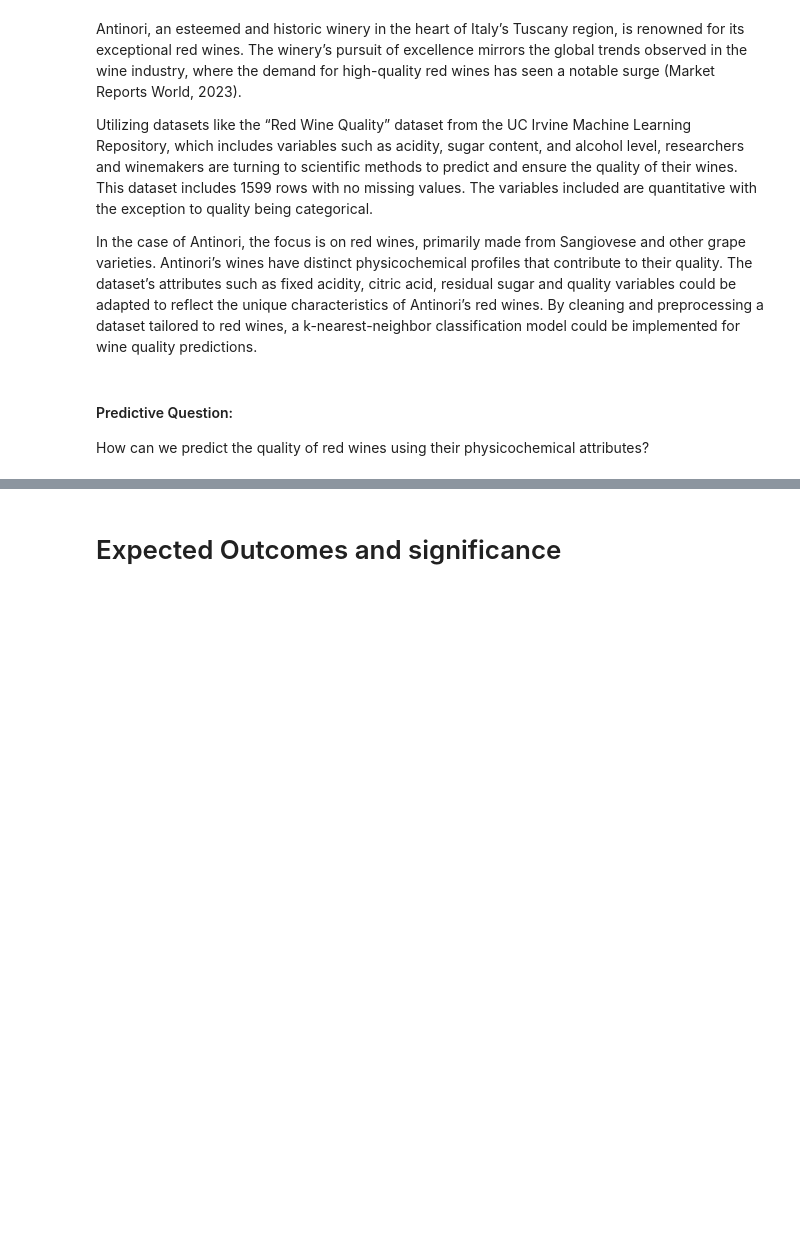
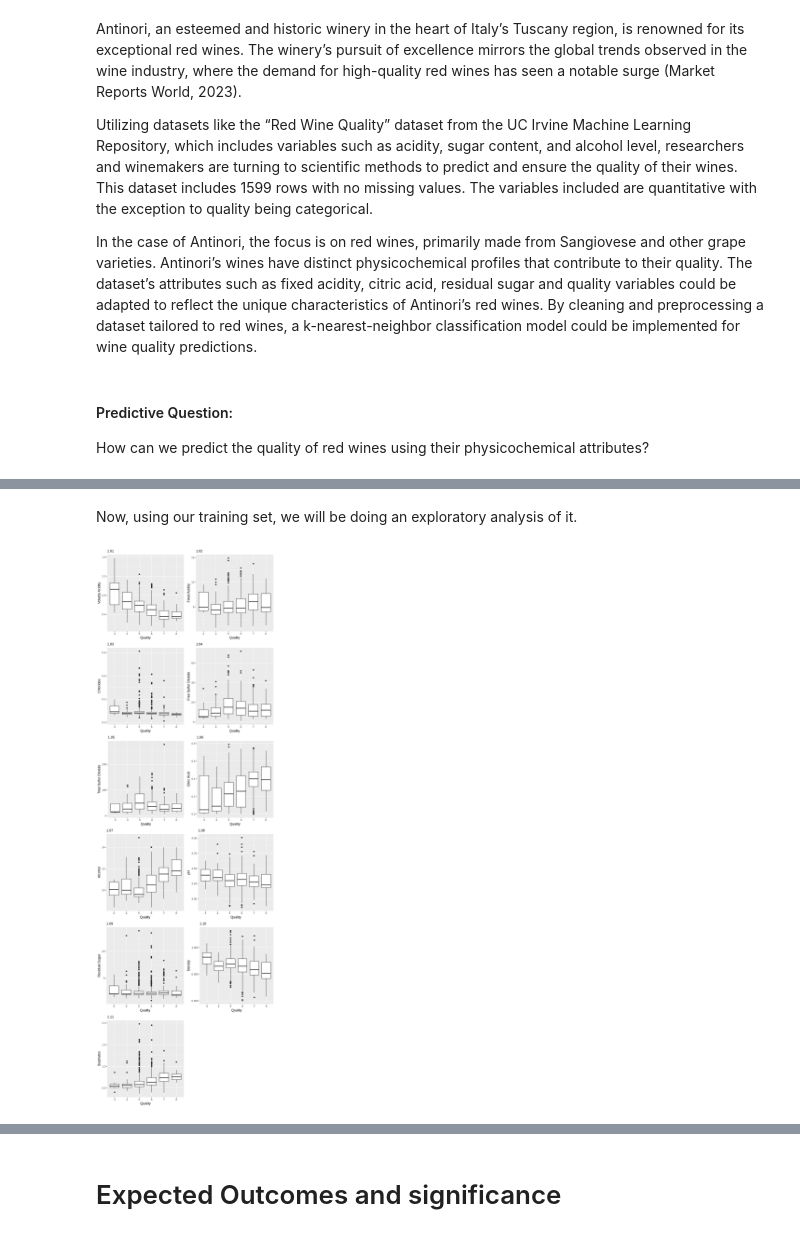
Before and after one commit to Marcin-tk/dsci-100-2023-w2-group-001, a Jupyter notebook: Proposal.ipynb, the cells around one changed output, grey strips where cells are left out. Cells and saved outputs as stored; diff of their text form; code cells hidden in the pictures; blank space fills up the shorter version.

```diff
--- a/Proposal.ipynb
+++ b/Proposal.ipynb
@@ -84,0 +120,73 @@ A tibble: 6 × 13
+# %% [markdown]
+Now, using our training set, we will be doing an exploratory analysis of it.
+# %%
+# Setting the width and height of the plot
+options(repr.plot.width=8, repr.plot.height=25)
+
+# Assuming wine_train is your clean dataset and red_wine_data_raw is your raw dataset
+
+# Individual box plots for each column against 'quality'
+
+# volatile_acidity
+plot_volatile_acidity <- ggplot(redwine_train, aes(x=quality, y=volatile_acidity)) +
+    geom_boxplot() +
+    labs(x="Quality", y="Volatile Acidity", subtitle="1.01")
+
+# fixed_acidity
+plot_fixed_acidity <- ggplot(redwine_train, aes(x=quality, y=fixed_acidity)) +
+    geom_boxplot() +
+    labs(x="Quality", y="Fixed Acidity", subtitle="1.02")
+
+# chlorides
+plot_chlorides <- ggplot(redwine_train, aes(x=quality, y=chlorides)) +
+    geom_boxplot() +
+    labs(x="Quality", y="Chlorides", subtitle="1.03")
+
+# free_sulfur_dioxide
+plot_free_sulfur_dioxide <- ggplot(redwine_train, aes(x=quality, y=free_sulfur_dioxide)) +
+    geom_boxplot() +
+    labs(x="Quality", y="Free Sulfur Dioxide", subtitle="1.04")
+
+# total_sulfur_dioxide
+plot_total_sulfur_dioxide <- ggplot(redwine_train, aes(x=quality, y=total_sulfur_dioxide)) +
+    geom_boxplot() +
+    labs(x="Quality", y="Total Sulfur Dioxide", subtitle="1.05")
+
+# citric_acid
+plot_citric_acid <- ggplot(redwine_train, aes(x=quality, y=citric_acid)) +
+    geom_boxplot() +
+    labs(x="Quality", y="Citric Acid", subtitle="1.06")
+
+# alcohol
+plot_alcohol <- ggplot(redwine_train, aes(x=quality, y=alcohol)) +
+    geom_boxplot() +
+    labs(x="Quality", y="Alcohol", subtitle="1.07")
+
+# p_h
+plot_ph <- ggplot(redwine_train, aes(x=quality, y=p_h)) +
+    geom_boxplot() +
+    labs(x="Quality", y="pH", subtitle="1.08")
+
+# residual_sugar
+plot_residual_sugar <- ggplot(redwine_train, aes(x=quality, y=residual_sugar)) +
+    geom_boxplot() +
+    labs(x="Quality", y="Residual Sugar", subtitle="1.09")
+
+# density
+plot_density <- ggplot(redwine_train, aes(x=quality, y=density)) +
+    geom_boxplot() +
+    labs(x="Quality", y="Density", subtitle="1.10")
+
+# sulphates
+plot_sulphates <- ggplot(redwine_train, aes(x=quality, y=sulphates)) +
+    geom_boxplot() +
+    labs(x="Quality", y="Sulphates", subtitle="1.11")
+#create a lists of the plots
+plots <- list(plot_volatile_acidity, plot_fixed_acidity, plot_chlorides,
+              plot_free_sulfur_dioxide, plot_total_sulfur_dioxide, plot_citric_acid,
+              plot_alcohol, plot_ph, plot_residual_sugar,
+              plot_density, plot_sulphates)
+#merging all plots
+plot_grid(plotlist = plots, ncol = 2)
+# %% [output]
+[figure, added]
```
Also changed, not shown: parts of 32 cells of this notebook.
